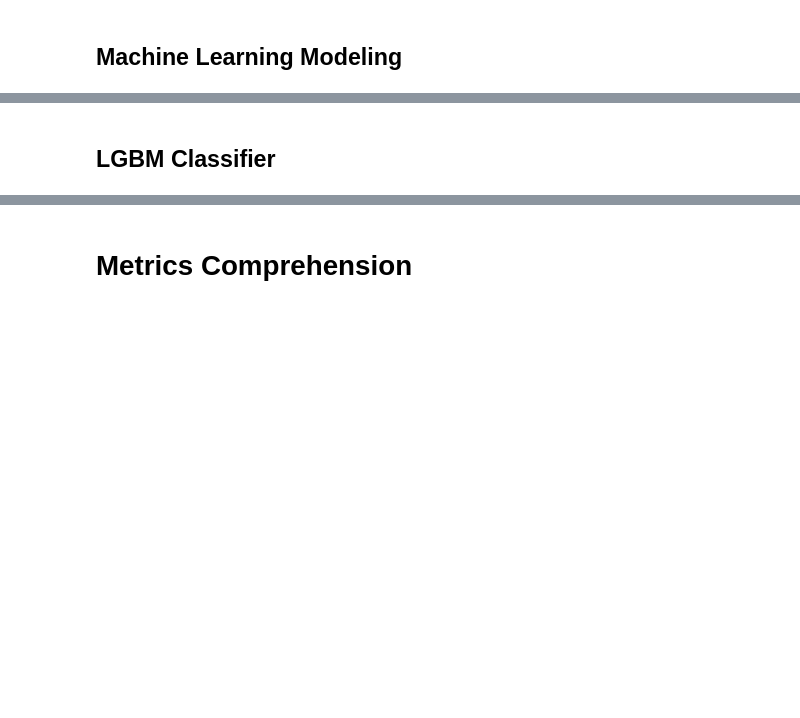
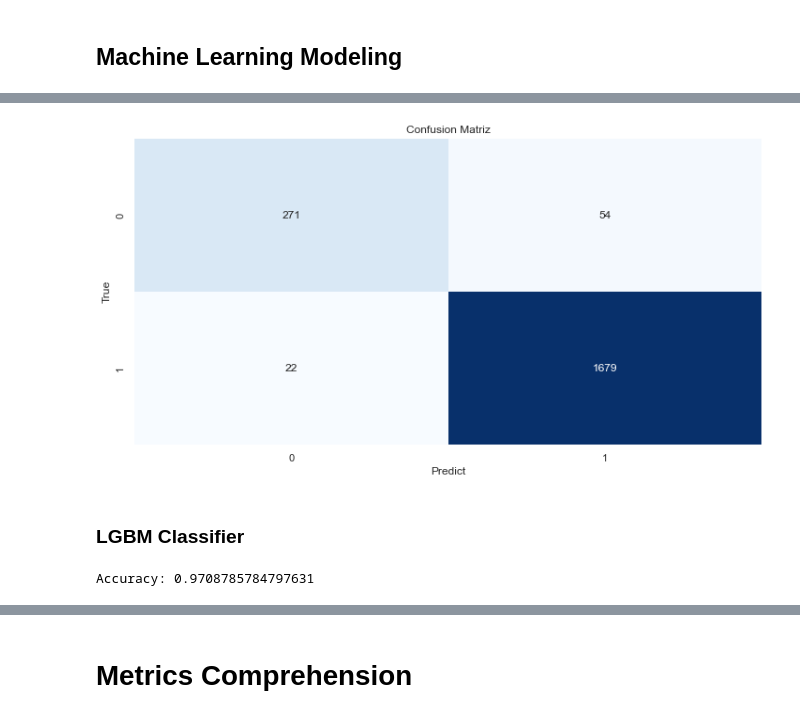
Before and after one commit to leonardoccarv/ChurnBankDetection, a Jupyter notebook: ChurnBankDetection.ipynb, the cells around one changed output, grey strips where cells are left out. Saved outputs shown, nothing was run; the diff lists cells and outputs as text; code cells hidden in the pictures; blank space fills up the shorter version.

```diff
--- a/ChurnBankDetection.ipynb
+++ b/ChurnBankDetection.ipynb
@@ -690,2 +739,26 @@ best_cols_boruta = ['customer_age', 'months_on_book',
+# %%
+# Making the Confusion Matrix
+cm = confusion_matrix(y_test, y_pred_gb)
+
+# Plot confusion matriz
+sns.heatmap(cm, annot=True, fmt="d", cmap="Blues", cbar=False)
+plt.title("Confusion Matriz")
+plt.xlabel("Predict")
+plt.ylabel("True")
+plt.show()
+# %% [output]
+[figure, added]
 # %% [markdown]
-## LGBM Classifier
+### LGBM Classifier
+# %%
+# model
+lgbm = lgb.LGBMClassifier(random_state=42)
+lgbm.fit(X_train, y_train)
+
+# prediction
+y_pred_lgbm = lgbm.predict(X_test)
+
+accuracy = accuracy_score(y_test, y_pred_lgbm)
+print(f"Accuracy: {accuracy}")
+# %% [output]
+Accuracy: 0.9708785784797631
```
Also changed, not shown: parts of 19 cells of this notebook.
